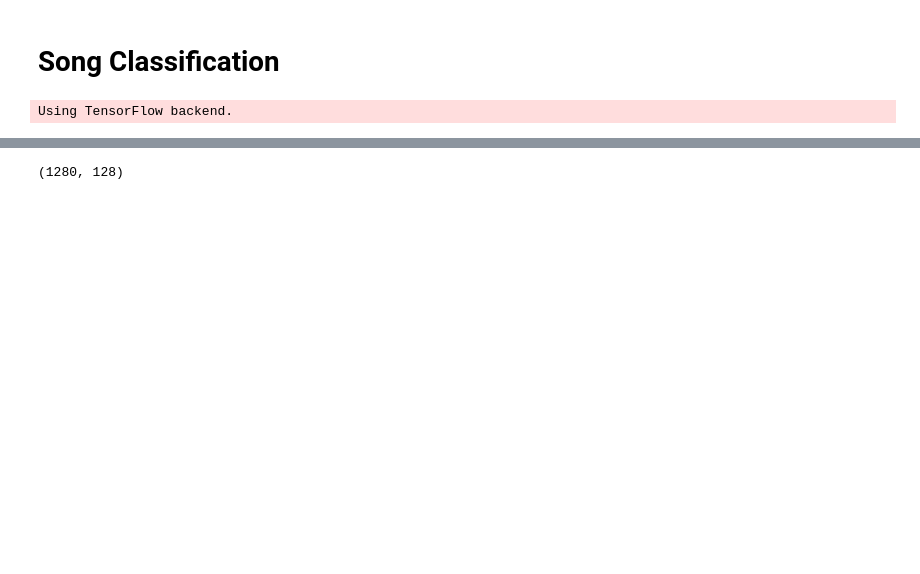
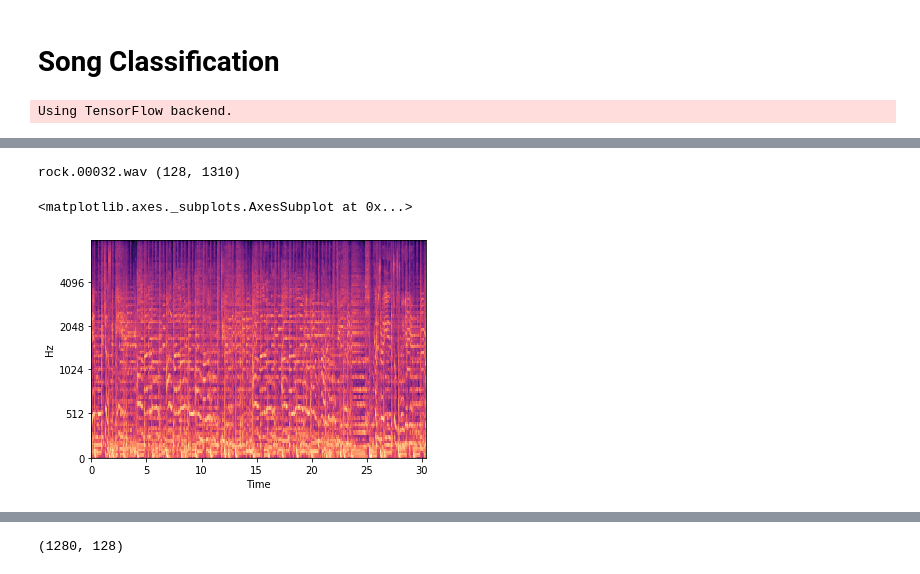
Before and after one commit to mrduhart/learn-deep-learning, a Jupyter notebook: 15.1 Song Classification.ipynb, the cells around one changed output, grey strips where cells are left out. Cells and saved outputs as stored; diff of their text form; code cells hidden in the pictures; blank space fills up the shorter version.

```diff
--- a/15.1 Song Classification.ipynb
+++ b/15.1 Song Classification.ipynb
@@ -58,3 +84,14 @@ DATASET_PATH = GTZAN_PATH / 'genres_original'
+# %%
+librosa.display.specshow(
+    librosa.power_to_db(melspec, ref=np.max),
+    y_axis='mel',
+    fmax=8000,
+    x_axis='time'
+)
+# %% [output]
+rock.00032.wav (128, 1310)
+<matplotlib.axes._subplots.AxesSubplot at 0x...>
+[figure, added]
 # %%
 def load_songs(song_folder):
     song_specs = []
```
Also changed, not shown: parts of 17 cells of this notebook, 1 other file.
